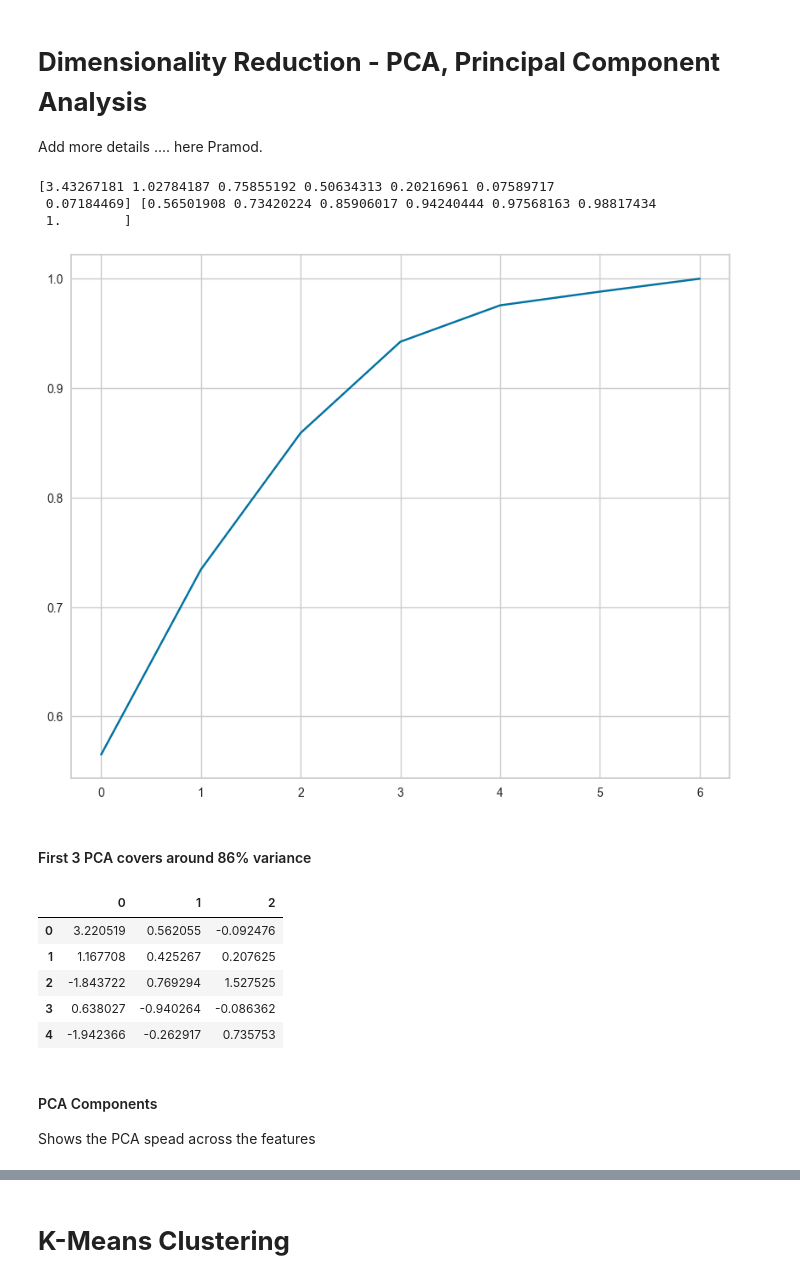
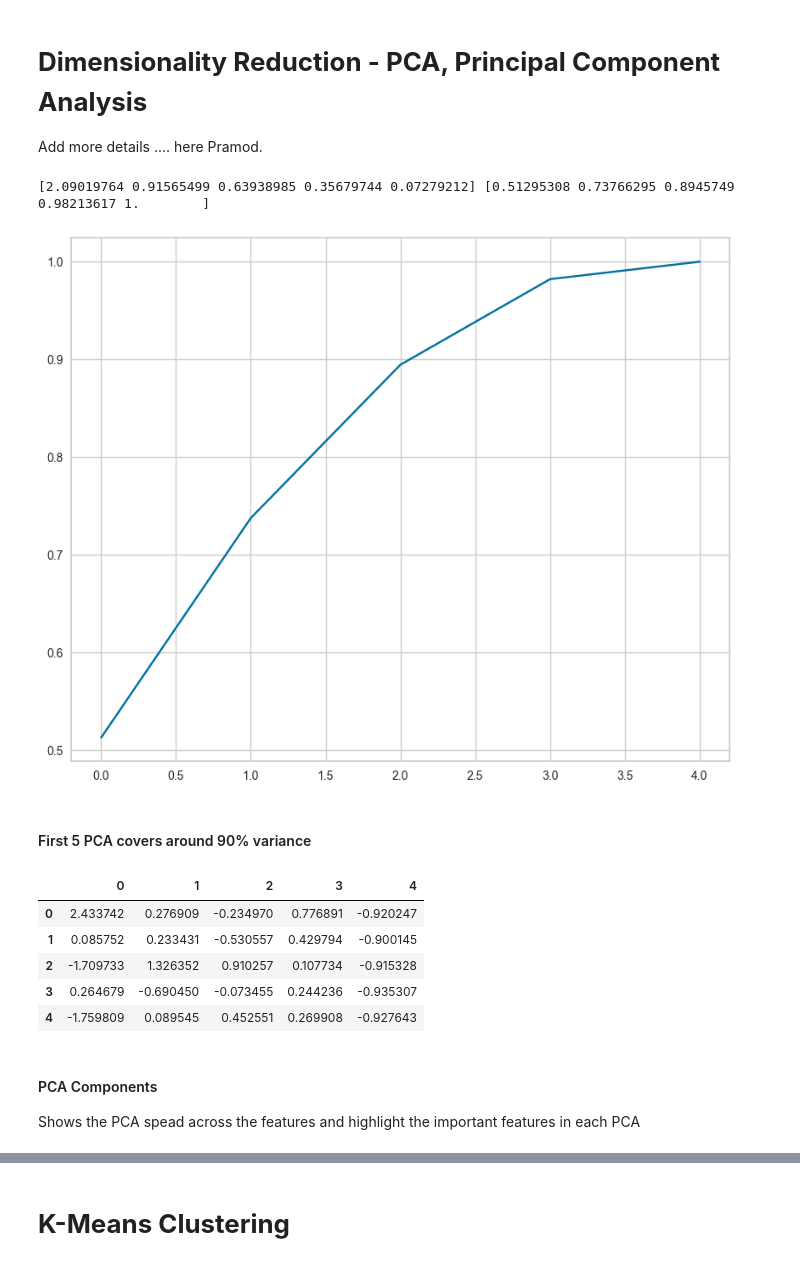
Before and after one commit to infoscale/ICBS-AIML-Capstone-Portfolio, a Jupyter notebook: customer_recommendations.ipynb, the cells around one changed output, grey strips where cells are left out. Saved outputs shown, nothing was run; the diff lists cells and outputs as text; code cells hidden in the pictures.

```diff
--- a/customer_recommendations.ipynb
+++ b/customer_recommendations.ipynb
@@ -194,3 +197,5 @@ plt.show()
+# %%
+clean_customer_data.drop(columns=['TotalProductsPurchased', 'TotalTransactions'], inplace=True)
 # %% [markdown]
 ### Feature Scaling
 Distance based algorithms requires features to be correctly scaled.
@@ -200,7 +205,7 @@ warnings.filterwarnings('ignore')
 from sklearn.preprocessing import StandardScaler
 scaler = StandardScaler()
 scaled_customer_data = clean_customer_data.copy()
-scaledColumns = ['DaysSinceLastPurchase', 'TotalTransactions', 'TotalProductsPurchased', 'TotalSpend', 'UniqueProductsPurchased', 'AverageTransactionValue']
+scaledColumns = ['DaysSinceLastPurchase', 'TotalSpend', 'UniqueProductsPurchased', 'AverageTransactionValue']
 scaled_customer_data[scaledColumns] = scaler.fit_transform(scaled_customer_data[scaledColumns])
 scaled_customer_data.head()
 # %% [output]
@@ -226,24 +231,22 @@ plt.figure(figsize=(10, 8))
 sns.lineplot(x=range(0, len(cumulativeVarience)), y=cumulativeVarience, markers='o')
 plt.show()
 # %% [output]
-[3.43267181 1.02784187 0.75855192 0.50634313 0.20216961 0.07589717
- 0.07184469] [0.56501908 0.73420224 0.85906017 0.94240444 0.97568163 0.98817434
- 1.        ]
+[2.09019764 0.91565499 0.63938985 0.35679744 0.07279212] [0.51295308 0.73766295 0.8945749  0.98213617 1.        ]
-[figure, old version]
+[figure, new version]
 # %% [markdown]
-#### First 3 PCA covers around 86% variance
+#### First 5 PCA covers around 90% variance
 # %%
-pcaApplied = PCA(n_components=3)
+pcaApplied = PCA(n_components=5)
 
 pca_customer_data = pd.DataFrame(pcaApplied.fit_transform(scaled_customer_data))
 pca_customer_data.head()
 # %% [output]
-|  | 0 | 1 | 2 |
-| 0 | 3.220519 | 0.562055 | -0.092476 |
-| 1 | 1.167708 | 0.425267 | 0.207625 |
-| 2 | -1.843722 | 0.769294 | 1.527525 |
-| 3 | 0.638027 | -0.940264 | -0.086362 |
-| 4 | -1.942366 | -0.262917 | 0.735753 |
+|  | 0 | 1 | 2 | 3 | 4 |
+| 0 | 2.433742 | 0.276909 | -0.234970 | 0.776891 | -0.920247 |
+| 1 | 0.085752 | 0.233431 | -0.530557 | 0.429794 | -0.900145 |
+| 2 | -1.709733 | 1.326352 | 0.910257 | 0.107734 | -0.915328 |
+| 3 | 0.264679 | -0.690450 | -0.073455 | 0.244236 | -0.935307 |
+| 4 | -1.759809 | 0.089545 | 0.452551 | 0.269908 | -0.927643 |
 # %% [markdown]
 #### PCA Components
-Shows the PCA spead across the features
+Shows the PCA spead across the features and highlight the important features in each PCA
```
Also changed, not shown: parts of 19 cells of this notebook, 12 other files.
